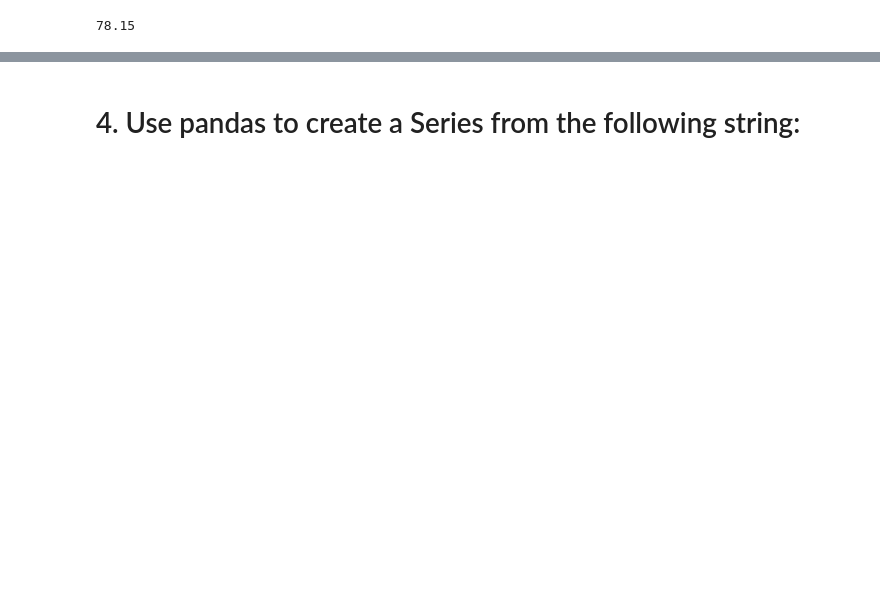
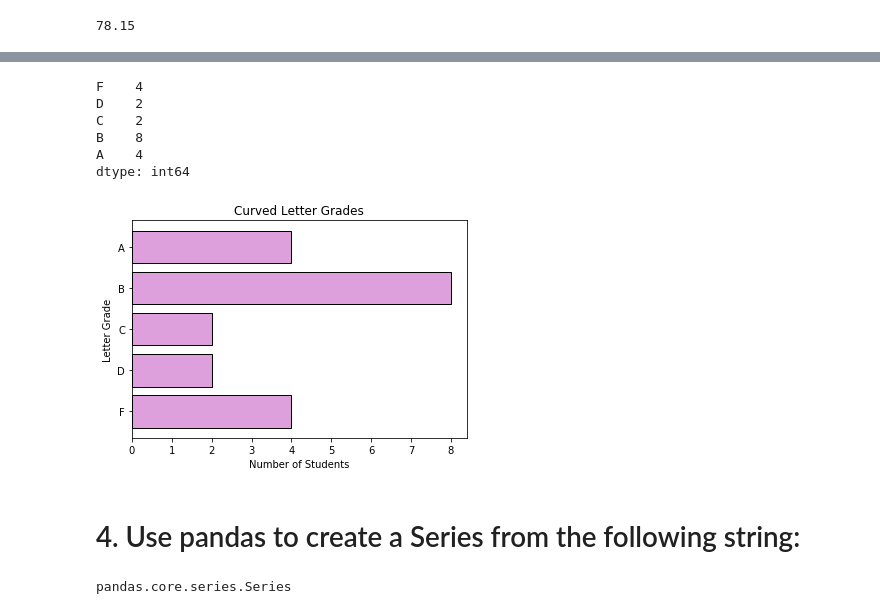
Before and after one commit to dbojado/numpy-pandas-visualization-exercises, a Jupyter notebook: pandas_series.ipynb, the cells around one changed output, grey strips where cells are left out. Saved outputs shown, nothing was run; the diff lists cells and outputs as text; code cells hidden in the pictures; blank space fills up the shorter version.

```diff
--- a/pandas_series.ipynb
+++ b/pandas_series.ipynb
@@ -286,0 +379,3 @@ exam_scores.mean()
+# %%
+curved_scores = exam_scores + curve
+curved_scores
@@ -287,2 +400,28 @@ exam_scores.mean()
+# %%
+bin_edges = [0, 70, 75, 80, 90, 101]
+
+bin_labels = ['F', 'D', 'C', 'B', 'A']
+
+pd.cut(curved_scores, bins=bin_edges, labels=bin_labels).value_counts().sort_index()
+# %% [output]
+F    4
+D    2
+C    2
+B    8
+A    4
+dtype: int64
+# %%
+pd.cut(curved_scores,
+       bins=bin_edges,
+       labels=bin_labels).value_counts().sort_index().plot(kind='barh',
+                                                           color='plum',
+                                                           ec='black',
+                                                           width=.8)
+plt.title('Curved Letter Grades')
+plt.xlabel('Number of Students')
+plt.ylabel('Letter Grade')
+plt.show()
+# %% [output]
+[figure, added]
 # %% [markdown]
 # 4. Use pandas to create a Series from the following string:
@@ -291,2 +434,6 @@ letters = pd.Series('hnvidduckkqxwymbimkccexbkmqygkxoyndmcxnwqarhyffsjpsrabtjzsy
+# %%
+type(letters)
+# %% [output]
+pandas.core.series.Series
 # %%
 # What is the most frequently occuring letter? Least frequently occuring?
```
Also changed, not shown: parts of 54 cells of this notebook.
